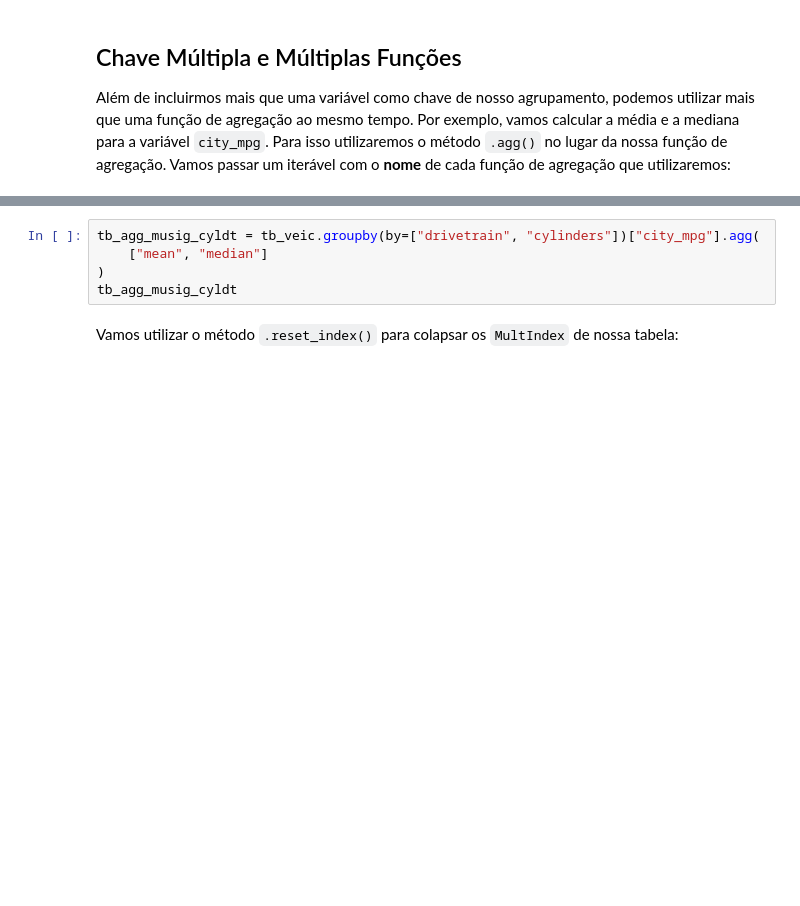
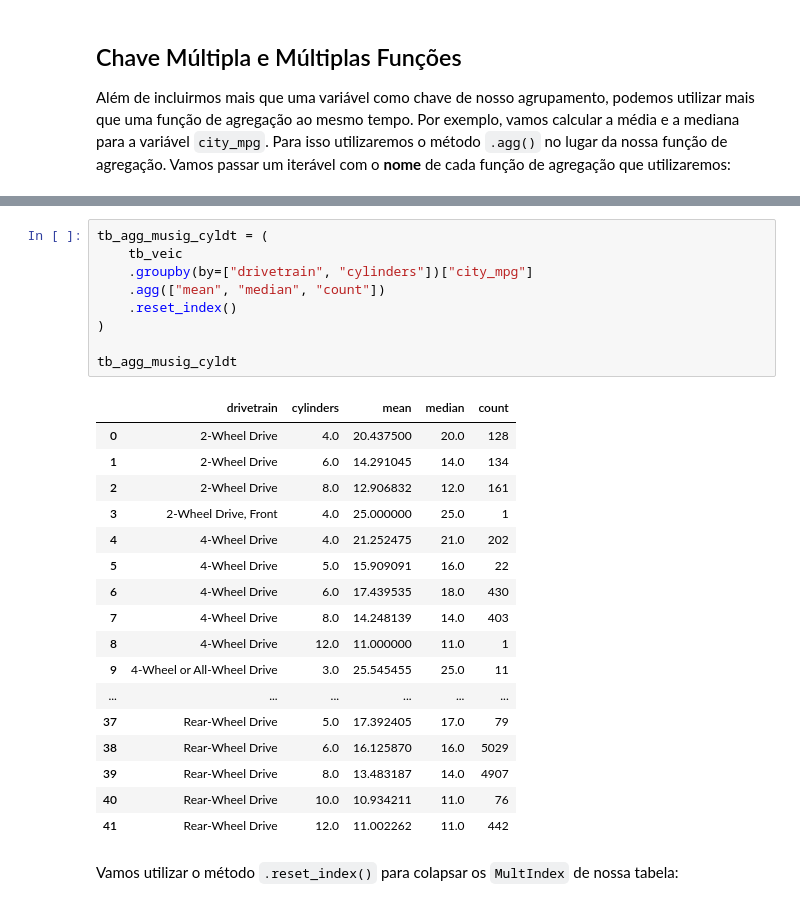
Before and after one commit to sadguilherme/99_PT_JAN2023, a Jupyter notebook: aulas/20230207 Data Manipulation - Aggregation.ipynb, the cells around one changed output, grey strips where cells are left out. Cells and saved outputs as stored; diff of their text form; blank space fills up the shorter version.

```diff
--- a/aulas/20230207 Data Manipulation - Aggregation.ipynb
+++ b/aulas/20230207 Data Manipulation - Aggregation.ipynb
@@ -155,8 +506,30 @@ Além de incluirmos mais que uma variável como chave de nosso agrupamento, pode
 # %%
-tb_agg_musig_cyldt = tb_veic.groupby(by=["drivetrain", "cylinders"])["city_mpg"].agg(
-    ["mean", "median"]
+tb_agg_musig_cyldt = (
+    tb_veic
+    .groupby(by=["drivetrain", "cylinders"])["city_mpg"]
+    .agg(["mean", "median", "count"])
+    .reset_index()
 )
+
 tb_agg_musig_cyldt
+# %% [output]
+|  | drivetrain | cylinders | mean | median | count |
+| 0 | 2-Wheel Drive | 4.0 | 20.437500 | 20.0 | 128 |
+| 1 | 2-Wheel Drive | 6.0 | 14.291045 | 14.0 | 134 |
+| 2 | 2-Wheel Drive | 8.0 | 12.906832 | 12.0 | 161 |
+| 3 | 2-Wheel Drive, Front | 4.0 | 25.000000 | 25.0 | 1 |
+| 4 | 4-Wheel Drive | 4.0 | 21.252475 | 21.0 | 202 |
+| 5 | 4-Wheel Drive | 5.0 | 15.909091 | 16.0 | 22 |
+| 6 | 4-Wheel Drive | 6.0 | 17.439535 | 18.0 | 430 |
+| 7 | 4-Wheel Drive | 8.0 | 14.248139 | 14.0 | 403 |
+| 8 | 4-Wheel Drive | 12.0 | 11.000000 | 11.0 | 1 |
+| 9 | 4-Wheel or All-Wheel Drive | 3.0 | 25.545455 | 25.0 | 11 |
+| ... | ... | ... | ... | ... | ... |
+| 37 | Rear-Wheel Drive | 5.0 | 17.392405 | 17.0 | 79 |
+| 38 | Rear-Wheel Drive | 6.0 | 16.125870 | 16.0 | 5029 |
+| 39 | Rear-Wheel Drive | 8.0 | 13.483187 | 14.0 | 4907 |
+| 40 | Rear-Wheel Drive | 10.0 | 10.934211 | 11.0 | 76 |
+| 41 | Rear-Wheel Drive | 12.0 | 11.002262 | 11.0 | 442 |
 # %% [markdown]
 Vamos utilizar o método `.reset_index()` para colapsar os `MultIndex` de nossa tabela:
 # %%
```
Also changed, not shown: parts of 71 cells of this notebook.
